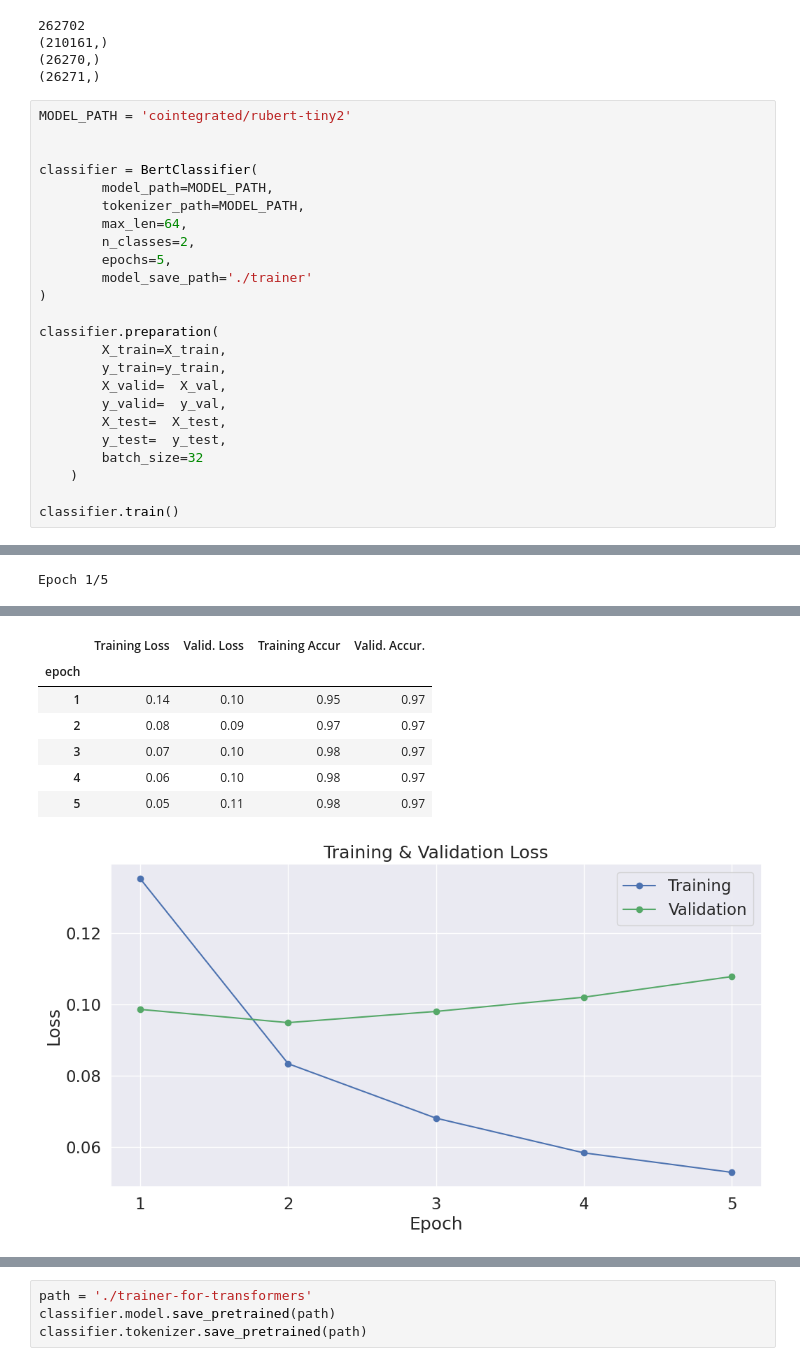
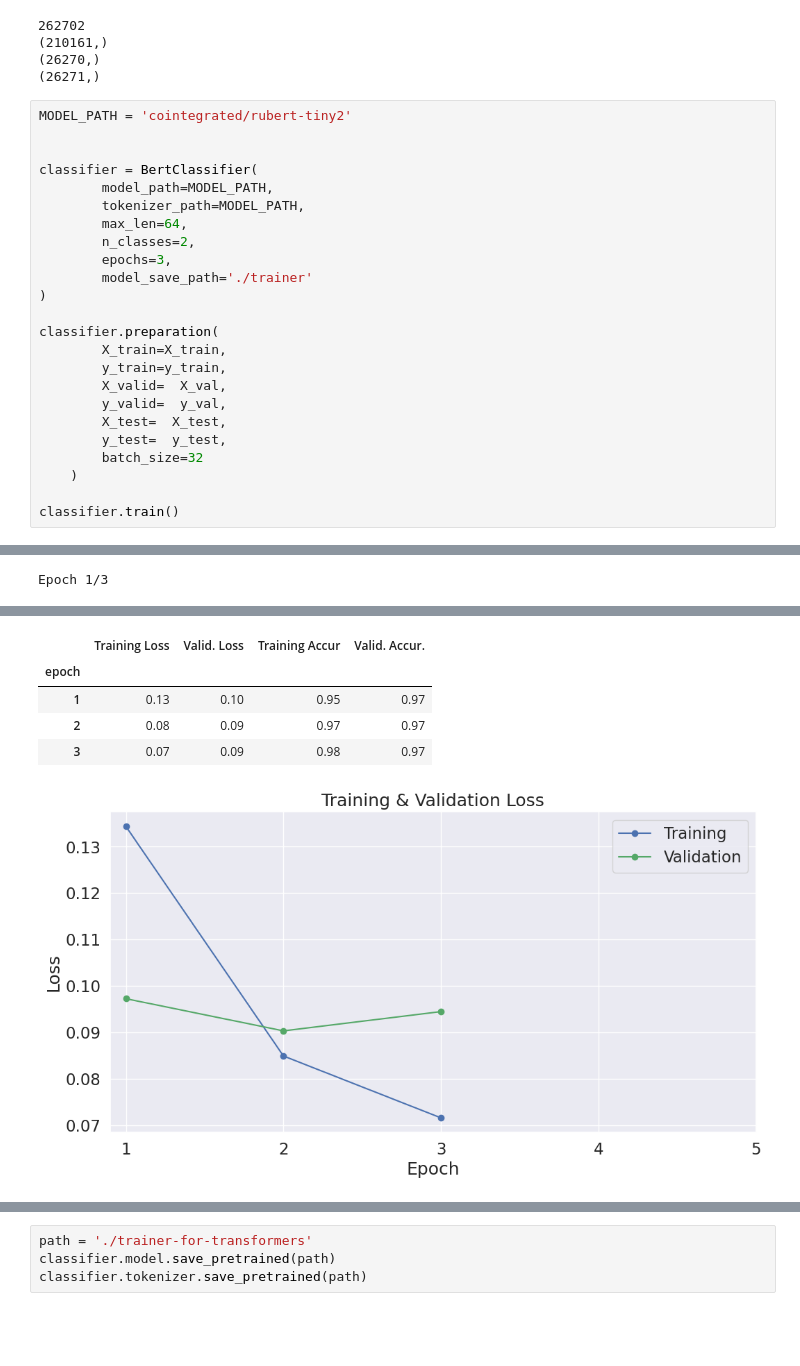
Before and after one commit to alexandr-khvatov/text_classification, a Jupyter notebook: model/bert2-len64_merge.ipynb, the cells around one changed output, grey strips where cells are left out. Drawn from its saved outputs; the diff is of its cells as text; blank space fills up the shorter version.

Commit message:
adds: merge dataset 2ch and ok, batch=32, len=64, epoch=3

```diff
--- a/model/bert2-len64_merge.ipynb
+++ b/model/bert2-len64_merge.ipynb
@@ -514,7 +514,7 @@ classifier = BertClassifier(
         tokenizer_path=MODEL_PATH,
         max_len=64,
         n_classes=2,
-        epochs=5,
+        epochs=3,
         model_save_path='./trainer'
 )
 
@@ -535,4 +535,4 @@ Some weights of the model checkpoint at cointegrated/rubert-tiny2 were not used
 - This IS NOT expected if you are initializing BertForSequenceClassification from the checkpoint of a model that you expect to be exactly identical (initializing a BertForSequenceClassification model  ...
 Some weights of BertForSequenceClassification were not initialized from the model checkpoint at cointegrated/rubert-tiny2 and are newly initialized: ['classifier.weight', 'classifier.bias']
 You should probably TRAIN this model on a down-stream task to be able to use it for predictions and inference.
-Epoch 1/5
+Epoch 1/3
@@ -624,11 +590,9 @@ Val loss 0.1078735769291161 accuracy 0.9708423737200715
 |  | Training Loss | Valid. Loss | Training Accur | Valid. Accur. |
 | epoch |  |  |  |  |
-| 1 | 0.14 | 0.10 | 0.95 | 0.97 |
+| 1 | 0.13 | 0.10 | 0.95 | 0.97 |
 | 2 | 0.08 | 0.09 | 0.97 | 0.97 |
-| 3 | 0.07 | 0.10 | 0.98 | 0.97 |
-| 4 | 0.06 | 0.10 | 0.98 | 0.97 |
-| 5 | 0.05 | 0.11 | 0.98 | 0.97 |
+| 3 | 0.07 | 0.09 | 0.98 | 0.97 |
-[figure, old version]
+[figure, new version]
 # %%
 classifier.test()
 # %% [output]
```
Also changed, not shown: parts of 3 cells of this notebook.
